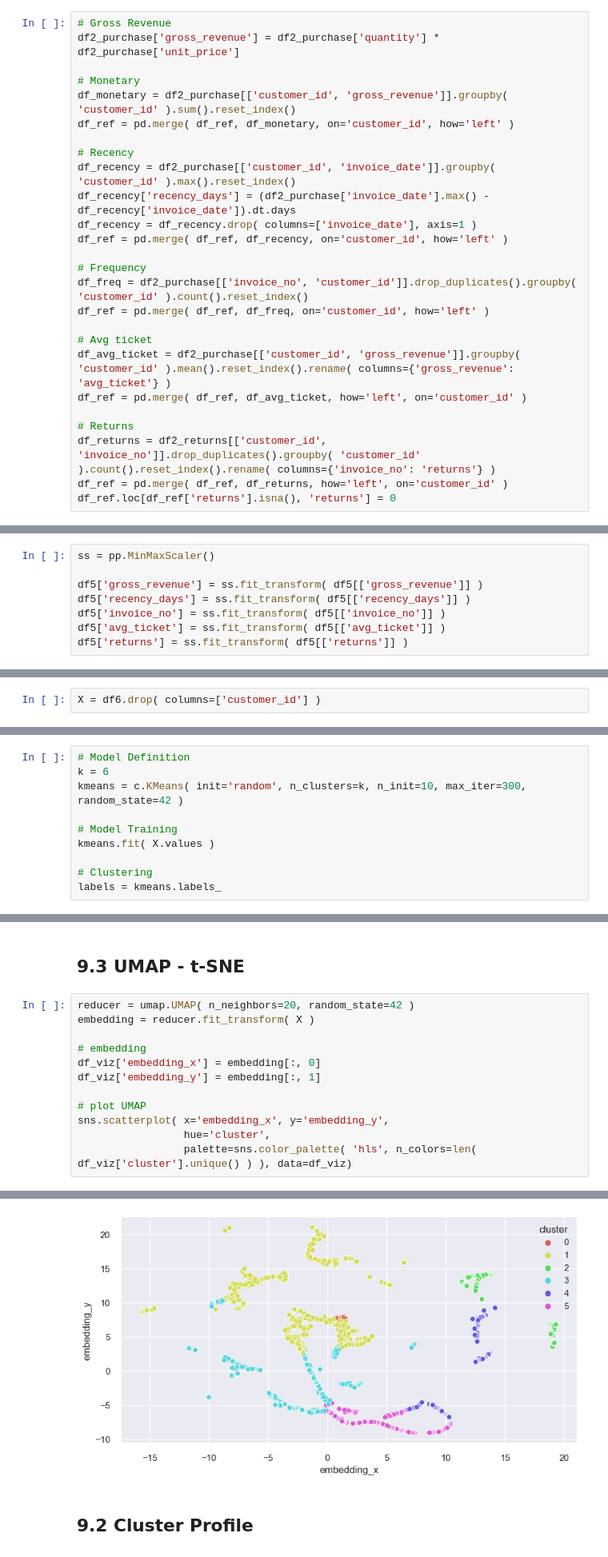
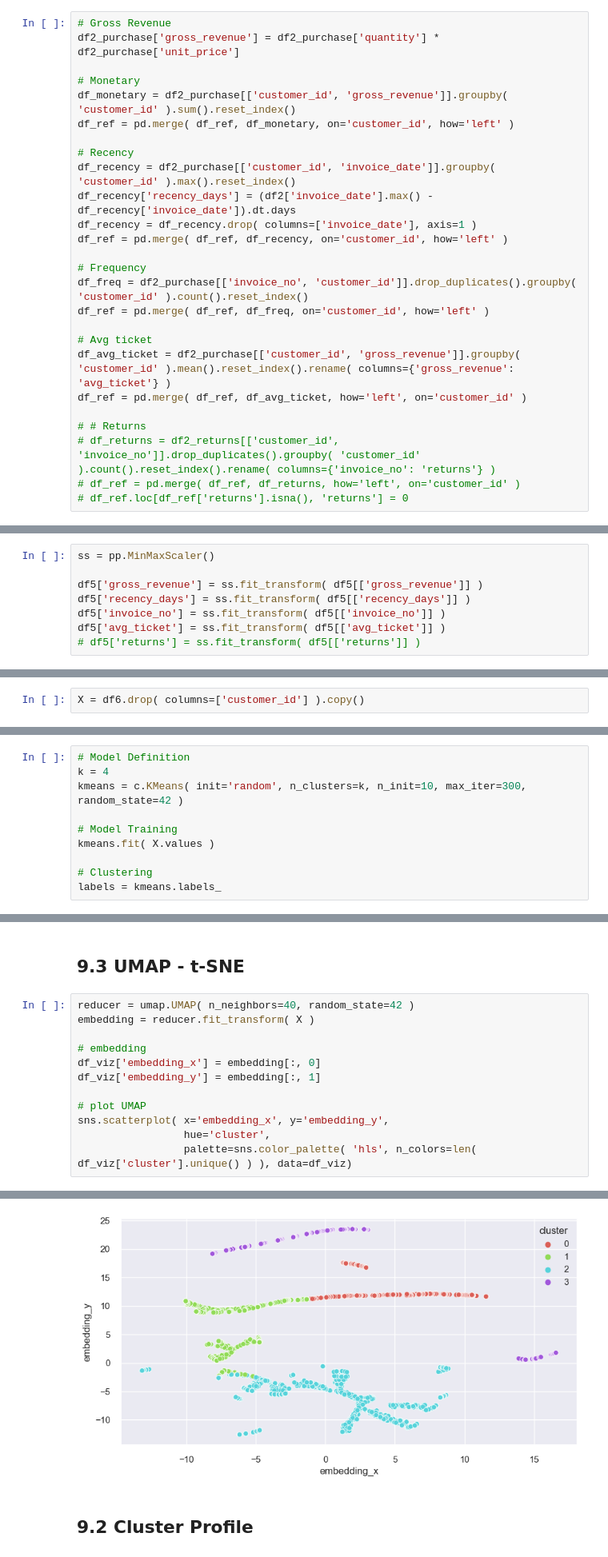
Before and after one commit to JeffersonMedines/loyalty_program, a Jupyter notebook: notebooks/v02_loyalty_program_data_description.ipynb, the cells around one changed output, grey strips where cells are left out. Shown at 80% size. Saved outputs shown, nothing was run; the diff lists cells and outputs as text.

```diff
--- a/notebooks/v02_loyalty_program_data_description.ipynb
+++ b/notebooks/v02_loyalty_program_data_description.ipynb
@@ -262,7 +293,7 @@ df_ref = pd.merge( df_ref, df_monetary, on='customer_id', how='left' )
 
 # Recency
 df_recency = df2_purchase[['customer_id', 'invoice_date']].groupby( 'customer_id' ).max().reset_index()
-df_recency['recency_days'] = (df2_purchase['invoice_date'].max() - df_recency['invoice_date']).dt.days
+df_recency['recency_days'] = (df2['invoice_date'].max() - df_recency['invoice_date']).dt.days
 df_recency = df_recency.drop( columns=['invoice_date'], axis=1 )
 df_ref = pd.merge( df_ref, df_recency, on='customer_id', how='left' )
 
@@ -274,10 +305,10 @@ df_ref = pd.merge( df_ref, df_freq, on='customer_id', how='left' )
 df_avg_ticket = df2_purchase[['customer_id', 'gross_revenue']].groupby( 'customer_id' ).mean().reset_index().rename( columns={'gross_revenue': 'avg_ticket'} )
 df_ref = pd.merge( df_ref, df_avg_ticket, how='left', on='customer_id' )
 
-# Returns
-df_returns = df2_returns[['customer_id', 'invoice_no']].drop_duplicates().groupby( 'customer_id' ).count().reset_index().rename( columns={'invoice_no': 'returns'} )
-df_ref = pd.merge( df_ref, df_returns, how='left', on='customer_id' )
-df_ref.loc[df_ref['returns'].isna(), 'returns'] = 0
+# # Returns
+# df_returns = df2_returns[['customer_id', 'invoice_no']].drop_duplicates().groupby( 'customer_id' ).count().reset_index().rename( columns={'invoice_no': 'returns'} )
+# df_ref = pd.merge( df_ref, df_returns, how='left', on='customer_id' )
+# df_ref.loc[df_ref['returns'].isna(), 'returns'] = 0
 # %%
 df_ref.isna().sum()
 # %% [output]
@@ -343,7 +373,7 @@ df5['gross_revenue'] = ss.fit_transform( df5[['gross_revenue']] )
 df5['recency_days'] = ss.fit_transform( df5[['recency_days']] )
 df5['invoice_no'] = ss.fit_transform( df5[['invoice_no']] )
 df5['avg_ticket'] = ss.fit_transform( df5[['avg_ticket']] )
-df5['returns'] = ss.fit_transform( df5[['returns']] )
+# df5['returns'] = ss.fit_transform( df5[['returns']] )
 # %%
 df5.head()
 # %% [output]
@@ -360,4 +390,4 @@ df6 = df5.copy()
 # %% [markdown]
 # 7.0 HYPERPARAMETER FINE TUNING
 # %%
-X = df6.drop( columns=['customer_id'] )
+X = df6.drop( columns=['customer_id'] ).copy()
@@ -398,7 +437,7 @@ for k in clusters:
 # 8.0 MODEL TRAINING
 # %%
 # Model Definition
-k = 6
+k = 4
 kmeans = c.KMeans( init='random', n_clusters=k, n_init=10, max_iter=300, random_state=42 )
 
 # Model Training
@@ -450,20 +489,20 @@ sns.pairplot( df_viz, hue='cluster' )
 # %% [markdown]
 ## 9.3 UMAP - t-SNE
 # %%
-reducer = umap.UMAP( n_neighbors=20, random_state=42 )
+reducer = umap.UMAP( n_neighbors=40, random_state=42 )
 embedding = reducer.fit_transform( X )
 
 # embedding
 df_viz['embedding_x'] = embedding[:, 0]
 df_viz['embedding_y'] = embedding[:, 1]
 
 # plot UMAP
 sns.scatterplot( x='embedding_x', y='embedding_y',
                  hue='cluster',
                  palette=sns.color_palette( 'hls', n_colors=len( df_viz['cluster'].unique() ) ), data=df_viz)
 # %% [output]
 <AxesSubplot: xlabel='embedding_x', ylabel='embedding_y'>
-[figure, old version]
+[figure, new version]
 # %% [markdown]
 ## 9.2 Cluster Profile
 # %%
```
Also changed, not shown: parts of 32 cells of this notebook.
